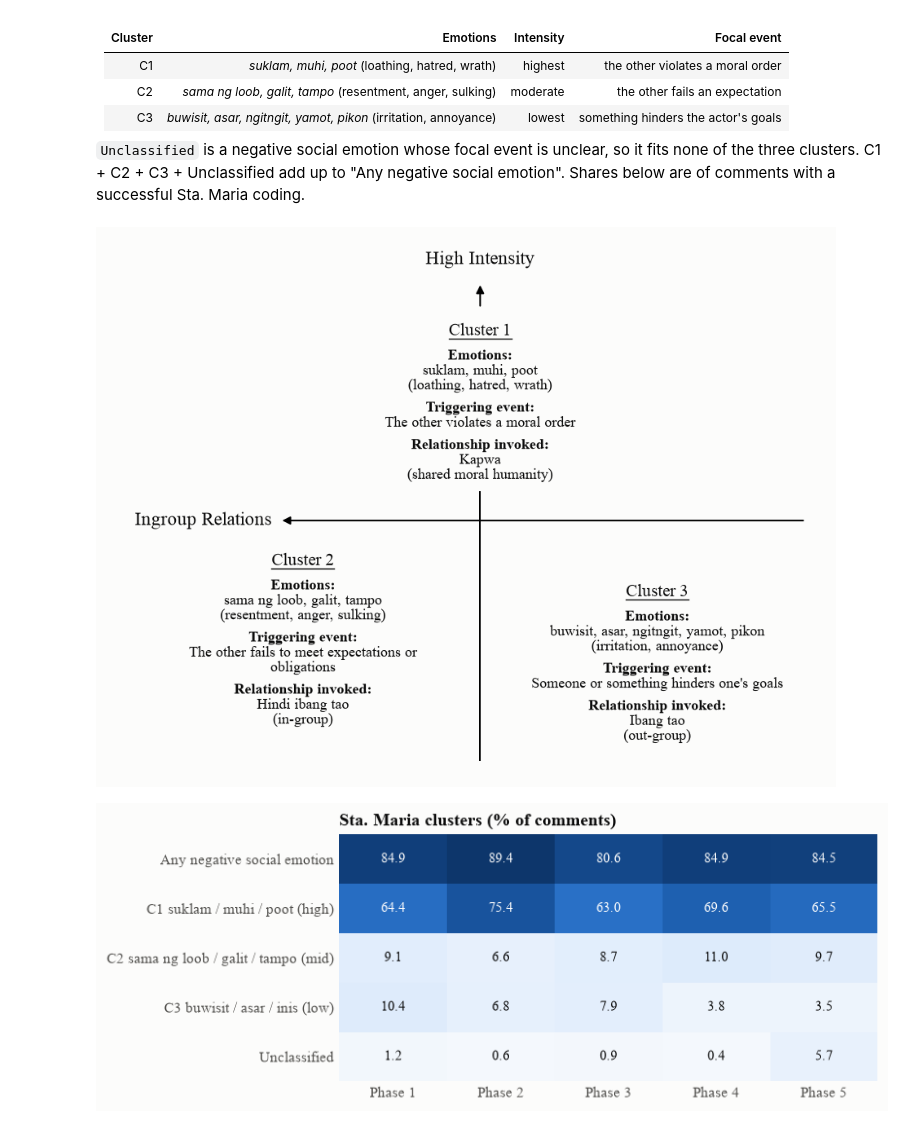
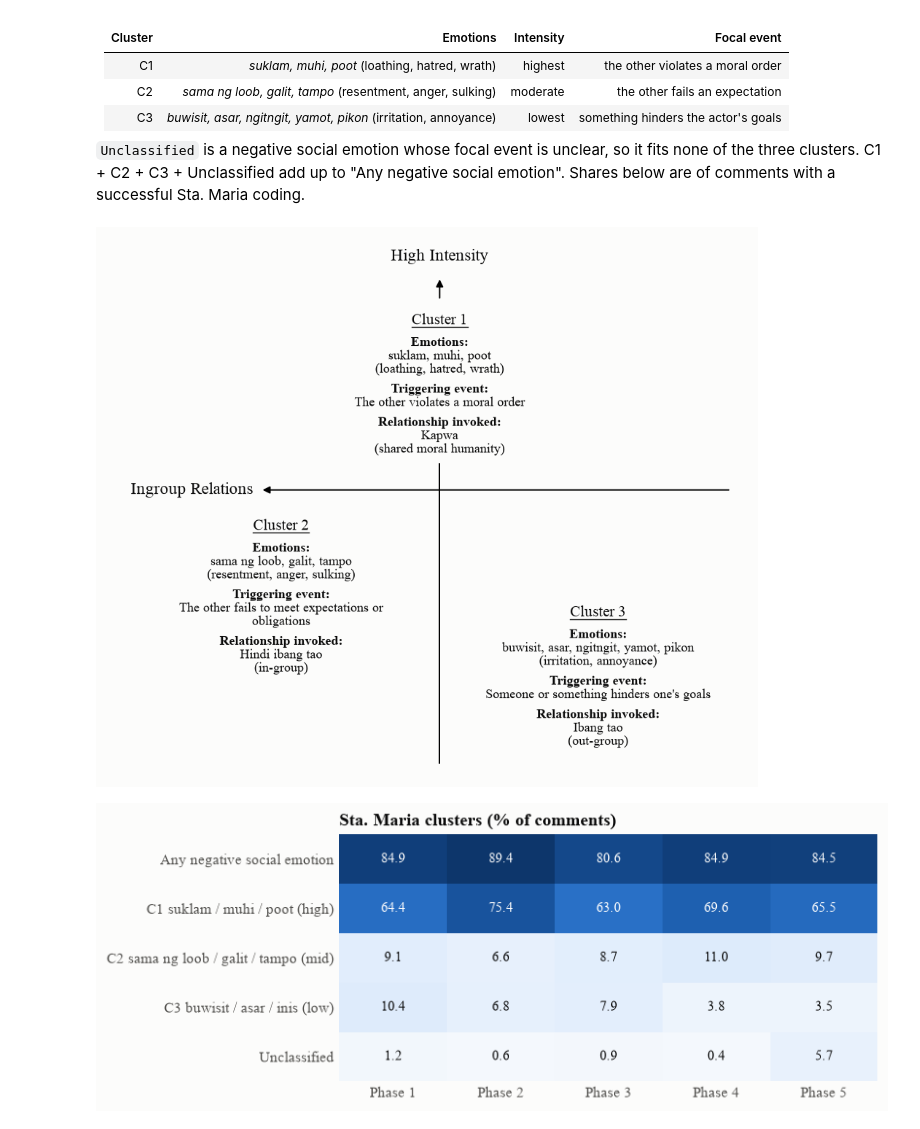
Before and after one commit to mbchavez27/crisis-management-analysis, a Jupyter notebook: 04-statistical-analysis/notebooks/03-findings.ipynb, the cells around one changed output. Drawn from its saved outputs; the diff is of its cells as text; code cells hidden in the pictures.

Commit message:
feat(findings): widen sta. maria cluster diagram row spacing

```diff
--- a/04-statistical-analysis/notebooks/03-findings.ipynb
+++ b/04-statistical-analysis/notebooks/03-findings.ipynb
@@ -403,7 +403,7 @@ STA_MARIA = [
 ]
 
 FS_AXIS, FS_TITLE, FS_BODY = 15, 14, 12
-LH_TITLE, LH_BODY, GAP_FIELD, WRAP, STEP = 0.27, 0.215, 0.11, 40, 0.45
+LH_TITLE, LH_BODY, GAP_FIELD, WRAP, STEP = 0.27, 0.215, 0.11, 40, 1.4
 LINE_KW = dict(color="black", lw=1.3, solid_capstyle="butt")
 ARROW_KW = dict(arrowstyle="-|>", color="black", lw=1.3, mutation_scale=13, shrinkA=0, shrinkB=0)
 
@@ -436,34 +436,34 @@ def draw_cluster(ax, c, x, y_top):
         y -= LH_BODY
 
 c1, c2, c3 = STA_MARIA
 W = 10.4
 top_margin, axis_clear, below_axis, bottom_margin = 1.25, 0.55, 0.45, 0.5
 low = max(cluster_height(c2), cluster_height(c3) + STEP)
 H = top_margin + cluster_height(c1) + axis_clear + below_axis + low + bottom_margin
 fig, ax = plt.subplots(figsize=(W, H))
 ax.set_xlim(0, W)
 ax.set_ylim(0, H)
 ax.axis("off")
 
 cx = W / 2 + 0.2
 y1_top = H - top_margin
 y_axis = y1_top - cluster_height(c1) - axis_clear
 y2_top = y_axis - below_axis
 # Vertical axis: line through the middle, arrow towards "High Intensity"
 ax.plot([cx, cx], [y2_top - low - 0.25, y1_top - cluster_height(c1) - 0.12], **LINE_KW)
 ax.annotate("", xy=(cx, H - 0.72), xytext=(cx, H - 1.02), arrowprops=ARROW_KW)
 ax.text(cx, H - 0.35, "High Intensity", fontsize=FS_AXIS, ha="center", va="center")
 # Horizontal axis: arrow towards "Ingroup Relations"
 ax.annotate("", xy=(2.55, y_axis), xytext=(W - 0.35, y_axis), arrowprops=ARROW_KW)
 ax.text(2.4, y_axis, "Ingroup Relations", fontsize=FS_AXIS, ha="right", va="center")
 
 draw_cluster(ax, c1, cx, y1_top)
 draw_cluster(ax, c2, cx - 2.55, y2_top)
 draw_cluster(ax, c3, cx + 2.55, y2_top - STEP)
 save(fig, "stamaria_clusters_axes")
 plt.show()
 # %% [output]
-[figure, old version]
+[figure, new version]
 # %%
 fe_df = df[df.fe_ok]
 CLU = ["NEG_SOCIAL_EMOTION", "CLUSTER_C1", "CLUSTER_C2", "CLUSTER_C3", "CLUSTER_UNCLASSIFIED"]
```
Also changed, not shown: 1 other file.
